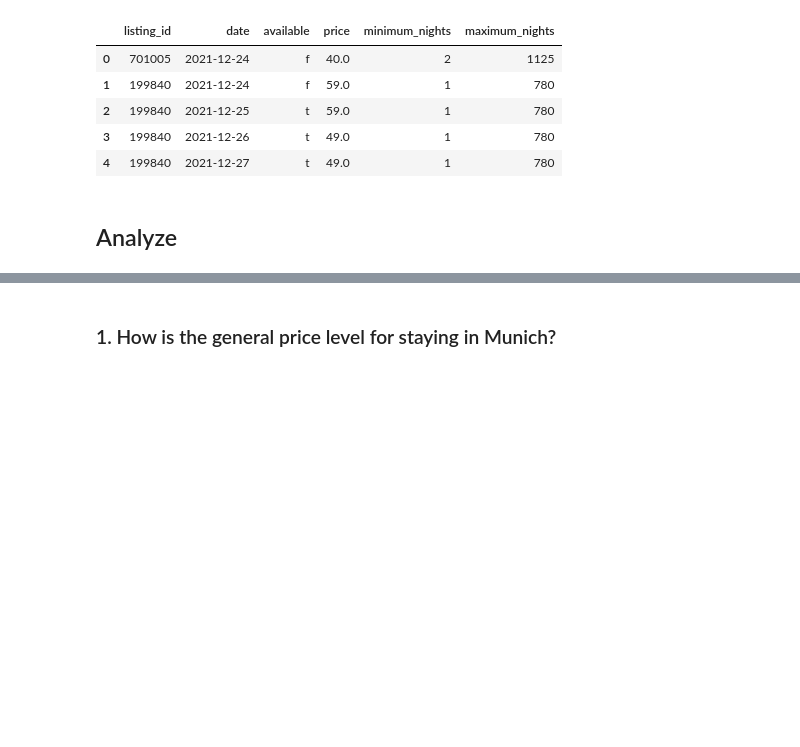
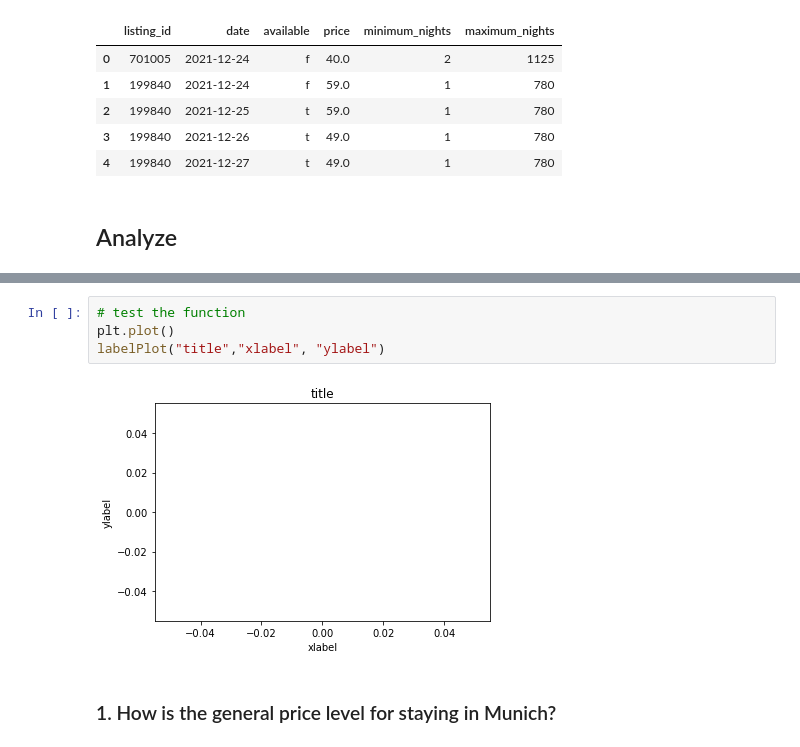
Before and after one commit to mstachl/Airbnb_Munich_EDA, a Jupyter notebook: airbnb_munich_EDA.ipynb, the cells around one changed output, grey strips where cells are left out. Saved outputs shown, nothing was run; the diff lists cells and outputs as text; blank space fills up the shorter version.

```diff
--- a/airbnb_munich_EDA.ipynb
+++ b/airbnb_munich_EDA.ipynb
@@ -432,3 +474,9 @@ calendar_df.head()
+# %%
+# test the function
+plt.plot()
+labelPlot("title","xlabel", "ylabel")
+# %% [output]
+[figure, added]
 # %% [markdown]
 ### 1. How is the general price level for staying in Munich?
 # %% [markdown]
```
Also changed, not shown: parts of 73 cells of this notebook.
